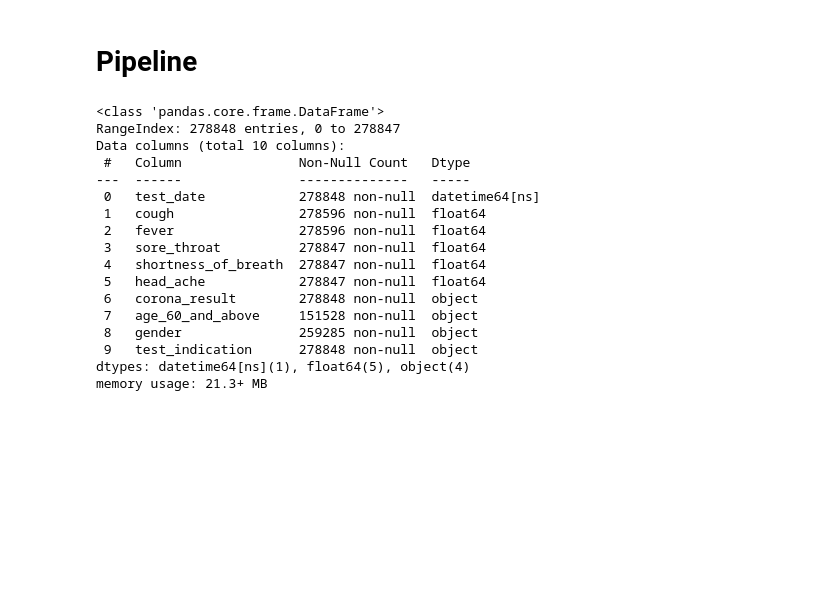
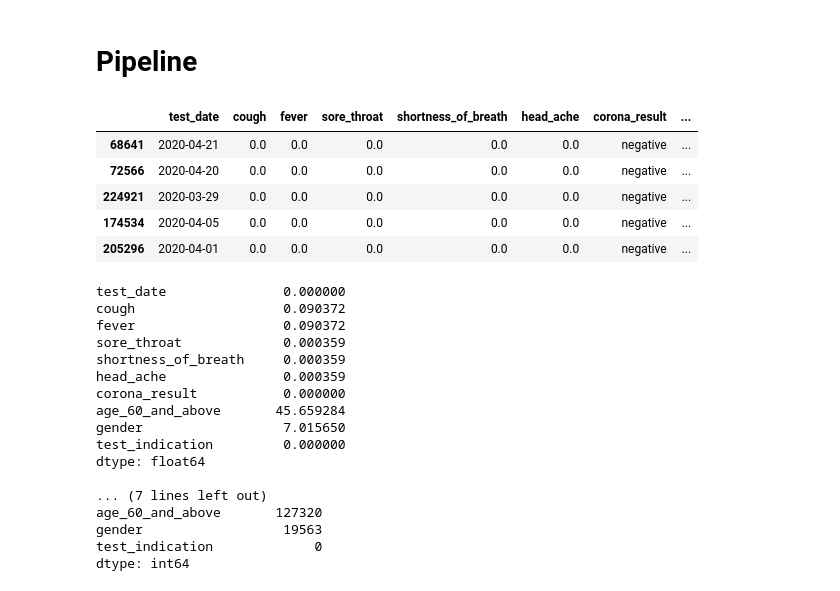
Before and after one commit to simonespa/apprenticeship-hackathon, a Jupyter notebook: simone.ipynb, the cells around one changed output. Saved outputs shown, nothing was run; the diff lists cells and outputs as text; code cells hidden in the pictures; blank space fills up the shorter version.

```diff
--- a/simone.ipynb
+++ b/simone.ipynb
@@ -6,26 +6,38 @@ import pandas as pd
 RANDOM_STATE=137
 # %%
 covid = pd.read_csv('data/corona_tested_individuals_ver_006.english.csv', dtype={
-    'age_60_and_above': 'str'
-})
-covid.test_date = pd.to_datetime(covid.test_date)
+    'corona_result': 'string[pyarrow]',
+    'age_60_and_above': 'string[pyarrow]',
+    'gender': 'string[pyarrow]',
+    'test_indication': 'string[pyarrow]'
+}, parse_dates=['test_date'])
+covid.sample(5)
+# %% [output]
+|  | test_date | cough | fever | sore_throat | shortness_of_breath | head_ache | corona_result | ... |
+| 68641 | 2020-04-21 | 0.0 | 0.0 | 0.0 | 0.0 | 0.0 | negative | ... |
+| 72566 | 2020-04-20 | 0.0 | 0.0 | 0.0 | 0.0 | 0.0 | negative | ... |
+| 224921 | 2020-03-29 | 0.0 | 0.0 | 0.0 | 0.0 | 0.0 | negative | ... |
+| 174534 | 2020-04-05 | 0.0 | 0.0 | 0.0 | 0.0 | 0.0 | negative | ... |
+| 205296 | 2020-04-01 | 0.0 | 0.0 | 0.0 | 0.0 | 0.0 | negative | ... |
 # %%
-covid.info()
+print(covid.isna().sum() / covid.shape[0] * 100)
+print()
+print(covid.isna().sum())
 # %% [output]
-<class 'pandas.core.frame.DataFrame'>
-RangeIndex: 278848 entries, 0 to 278847
-Data columns (total 10 columns):
- #   Column               Non-Null Count   Dtype
----  ------               --------------   -----
- 0   test_date            278848 non-null  datetime64[ns]
- 1   cough                278596 non-null  float64
- 2   fever                278596 non-null  float64
- 3   sore_throat          278847 non-null  float64
- 4   shortness_of_breath  278847 non-null  float64
- 5   head_ache            278847 non-null  float64
- 6   corona_result        278848 non-null  object
- 7   age_60_and_above     151528 non-null  object
- 8   gender               259285 non-null  object
- 9   test_indication      278848 non-null  object
-dtypes: datetime64[ns](1), float64(5), object(4)
-memory usage: 21.3+ MB
+test_date               0.000000
+cough                   0.090372
+fever                   0.090372
+sore_throat             0.000359
+shortness_of_breath     0.000359
+head_ache               0.000359
+corona_result           0.000000
+age_60_and_above       45.659284
+gender                  7.015650
+test_indication         0.000000
+dtype: float64
+
+... (7 lines left out)
+age_60_and_above       127320
+gender                  19563
+test_indication             0
+dtype: int64
```
Also changed, not shown: parts of 16 cells of this notebook.
